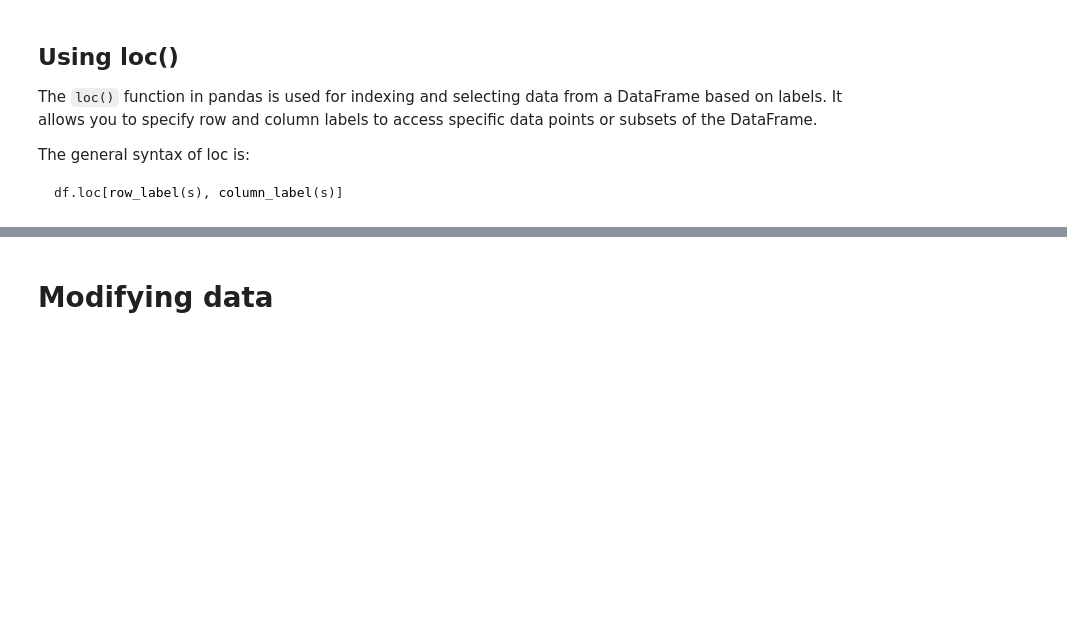
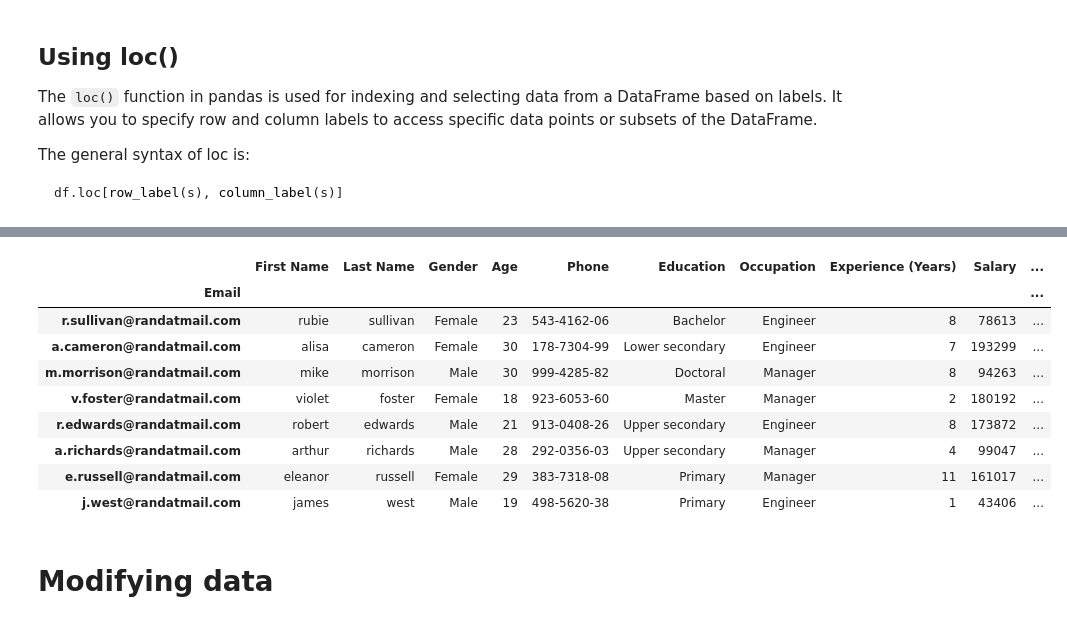
Before and after one commit to gregbott/Python_For_Business_Students, a Jupyter notebook: Pandas2.ipynb, the cells around one changed output, grey strips where cells are left out. Drawn from its saved outputs; the diff is of its cells as text; code cells hidden in the pictures; blank space fills up the shorter version.

```diff
--- a/Pandas2.ipynb
+++ b/Pandas2.ipynb
@@ -20,3 +24,8 @@ pip install pandas
+# %%
+import pandas as pd
+
+pd.set_option('display.max_columns', 85)
+pd.set_option('display.max_rows', 85)
 # %% [markdown]
 # Series and DataFrames
 A pandas Series object is a one-dimensional labeled array that can hold any data type. It is one of two fundamental data structures provided by the pandas library. The other data structure is the DataFrame, which we'll examine next. Isolating a single column from a DataFrame results in a Series object.
@@ -114,0 +238,3 @@ df_people.head()
+# %%
+df_people = pd.read_csv('files/people_data.csv', index_col = 'Email')
+df_people.head()
@@ -147,2 +350,17 @@ df_people.loc[married_filter]
+# %%
+multi_filter = (df_people['Marital Status'] == "Married") & ((df_people['Occupation']=='Manager') | (df_people['Occupation']=='Engineer'))
+# %%
+df_people.loc[multi_filter]
+# %% [output]
+|  | First Name | Last Name | Gender | Age | Phone | Education | Occupation | Experience (Years) | Salary | ... |
+| Email |  |  |  |  |  |  |  |  |  | ... |
+| r.sullivan@randatmail.com | rubie | sullivan | Female | 23 | 543-4162-06 | Bachelor | Engineer | 8 | 78613 | ... |
+| a.cameron@randatmail.com | alisa | cameron | Female | 30 | 178-7304-99 | Lower secondary | Engineer | 7 | 193299 | ... |
+| m.morrison@randatmail.com | mike | morrison | Male | 30 | 999-4285-82 | Doctoral | Manager | 8 | 94263 | ... |
+| v.foster@randatmail.com | violet | foster | Female | 18 | 923-6053-60 | Master | Manager | 2 | 180192 | ... |
+| r.edwards@randatmail.com | robert | edwards | Male | 21 | 913-0408-26 | Upper secondary | Engineer | 8 | 173872 | ... |
+| a.richards@randatmail.com | arthur | richards | Male | 28 | 292-0356-03 | Upper secondary | Manager | 4 | 99047 | ... |
+| e.russell@randatmail.com | eleanor | russell | Female | 29 | 383-7318-08 | Primary | Manager | 11 | 161017 | ... |
+| j.west@randatmail.com | james | west | Male | 19 | 498-5620-38 | Primary | Engineer | 1 | 43406 | ... |
 # %% [markdown]
 # Modifying data
```
Also changed, not shown: parts of 50 cells of this notebook, 2 other files.
